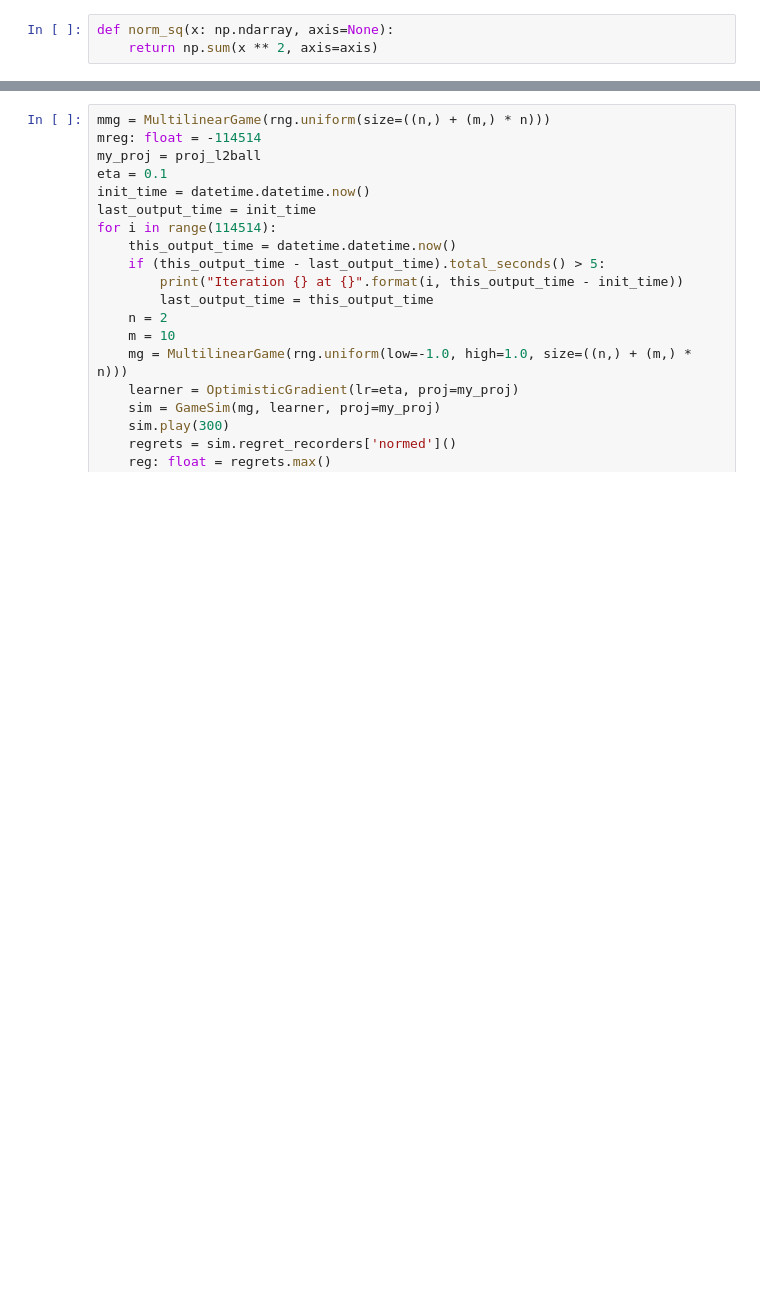
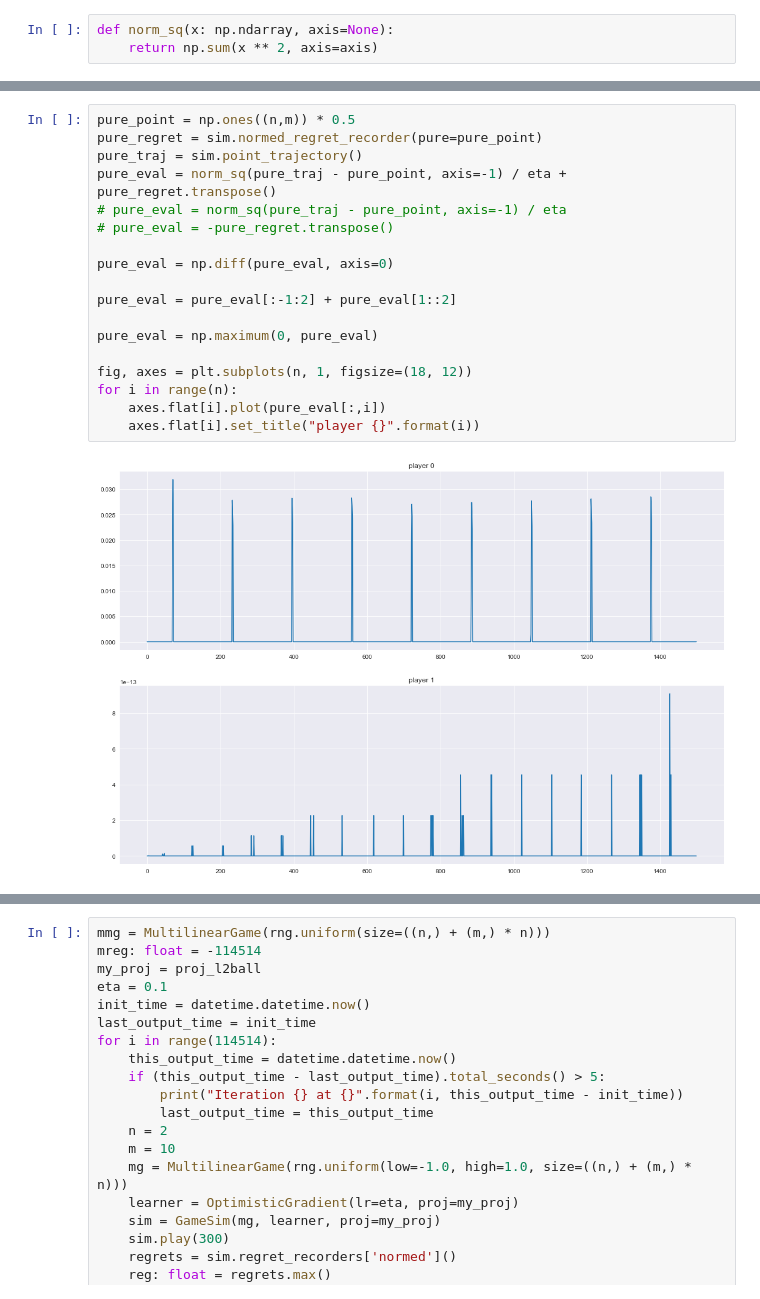
Before and after one commit to EtaoinWu/gamesim, a Jupyter notebook: experiment.ipynb, the cells around one changed output, grey strips where cells are left out. Saved outputs shown, nothing was run; the diff lists cells and outputs as text; blank space fills up the shorter version.

```diff
--- a/experiment.ipynb
+++ b/experiment.ipynb
@@ -179,0 +212,20 @@ No artists with labels found to put in legend.  Note that artists whose label st
+# %%
+pure_point = np.ones((n,m)) * 0.5
+pure_regret = sim.normed_regret_recorder(pure=pure_point)
+pure_traj = sim.point_trajectory()
+pure_eval = norm_sq(pure_traj - pure_point, axis=-1) / eta + pure_regret.transpose()
+# pure_eval = norm_sq(pure_traj - pure_point, axis=-1) / eta
+# pure_eval = -pure_regret.transpose()
+
+pure_eval = np.diff(pure_eval, axis=0)
+
+pure_eval = pure_eval[:-1:2] + pure_eval[1::2]
+
+pure_eval = np.maximum(0, pure_eval)
+
+fig, axes = plt.subplots(n, 1, figsize=(18, 12))
+for i in range(n):
+    axes.flat[i].plot(pure_eval[:,i])
+    axes.flat[i].set_title("player {}".format(i))
+# %% [output]
+[figure, added]
```
Also changed, not shown: parts of 10 cells of this notebook.
